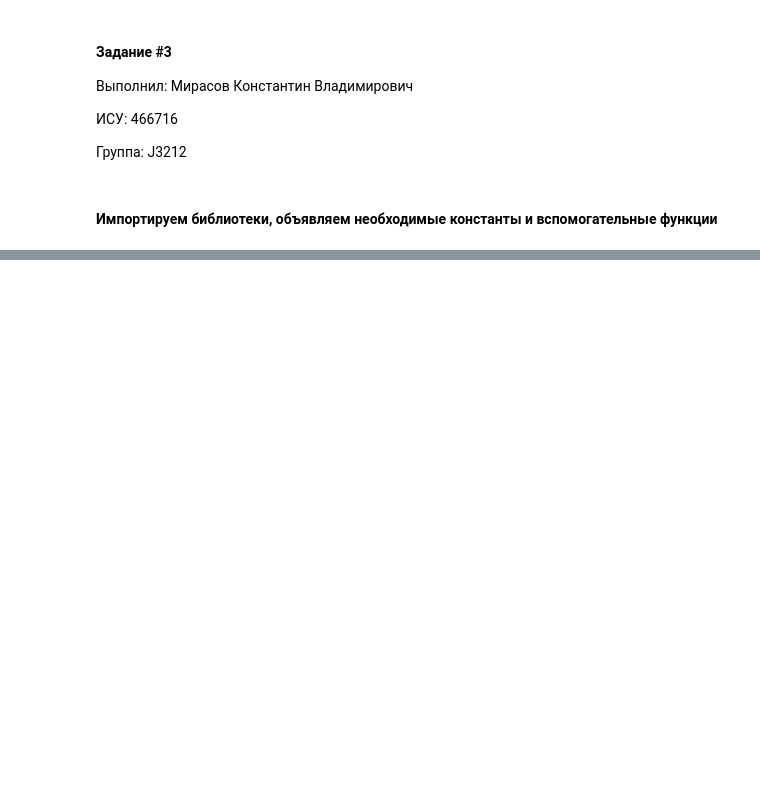
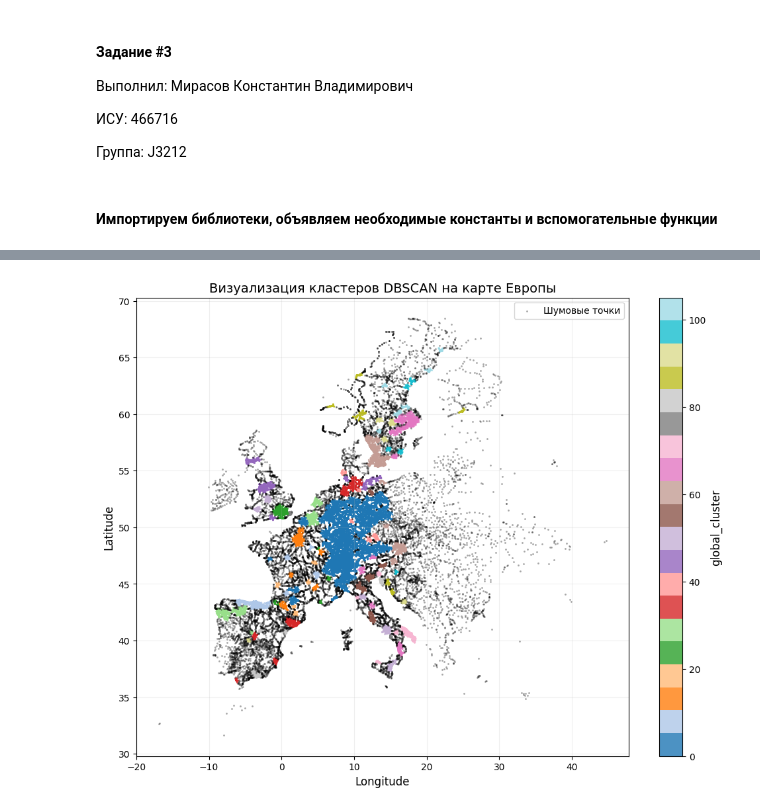
Before and after one commit to mezgou/itmo-classic-ml-course, a Jupyter notebook: src/clusterization.ipynb, the cells around one changed output, grey strips where cells are left out. Drawn from its saved outputs; the diff is of its cells as text; code cells hidden in the pictures; blank space fills up the shorter version.

Commit message:
clusterization for train_stations_europe.csv complete

```diff
--- a/src/clusterization.ipynb
+++ b/src/clusterization.ipynb
@@ -145,0 +33,9 @@ BG                  187             169      9.625668
+# %%
+pd.set_option("display.max_columns", None)
+pd.set_option("display.width", 120)
+pd.set_option("display.float_format", "{:.4f}".format)
+
+plt.rcParams["figure.figsize"] = (10, 6)
+plt.rcParams["axes.grid"] = True
+plt.rcParams["axes.titlesize"] = 14
+plt.rcParams["axes.labelsize"] = 12
@@ -145,0 +301,42 @@ BG                  187             169      9.625668
+# %%
+non_noise_stations = station_data_with_global_clusters[
+    station_data_with_global_clusters["global_cluster"] != -1
+]
+noise_stations = station_data_with_global_clusters[
+    station_data_with_global_clusters["global_cluster"] == -1
+]
+
+plt.figure(figsize=(12, 9))
+
+cluster_scatter = plt.scatter(
+    non_noise_stations["longitude"],
+    non_noise_stations["latitude"],
+    c=non_noise_stations["global_cluster"],
+    s=4,
+    cmap="tab20",
+    alpha=0.8,
+    linewidths=0,
+)
+
+plt.scatter(
+    noise_stations["longitude"],
+    noise_stations["latitude"],
+    c="black",
+    s=4,
+    alpha=0.35,
+    label="Шумовые точки",
+    linewidths=0,
+)
+
+plt.title("Визуализация кластеров DBSCAN на карте Европы")
+plt.xlabel("Longitude")
+plt.ylabel("Latitude")
+plt.grid(alpha=0.2)
+plt.legend()
+
+colorbar = plt.colorbar(cluster_scatter)
+colorbar.set_label("global_cluster")
+
+plt.show()
+# %% [output]
+[figure, added]
```
Also changed, not shown: parts of 51 cells of this notebook.
